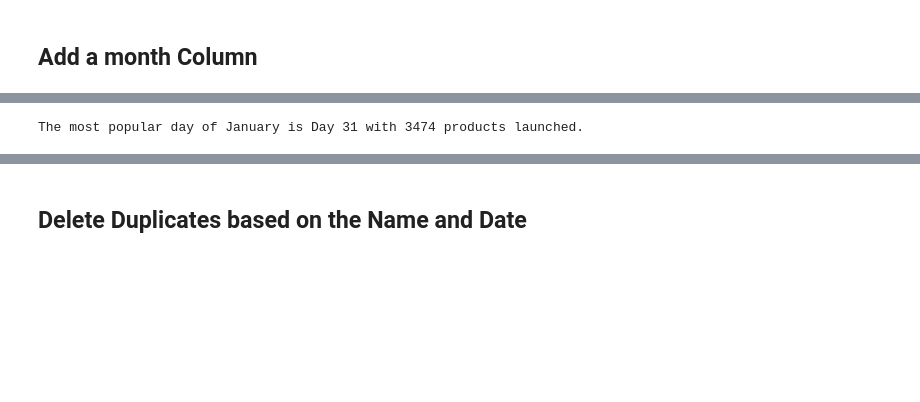
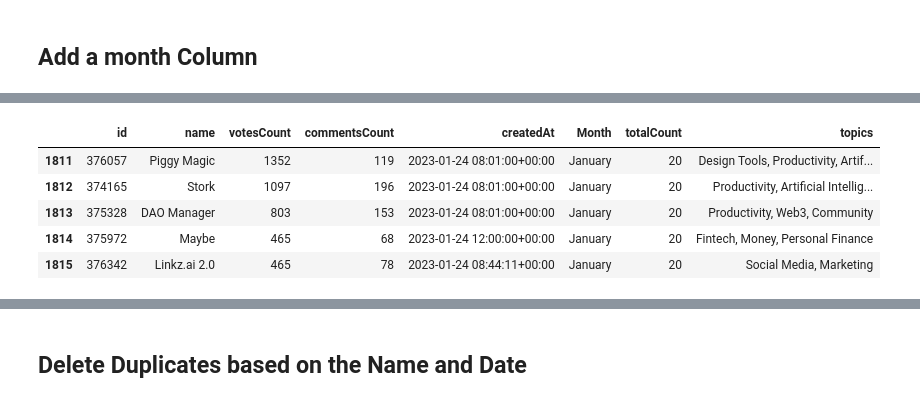
Before and after one commit to AliMehdii/ProductHunt_EDA_and_Unspervised_Sentiment_Analysis, a Jupyter notebook: Stats_Code/Data_Wrangling/EDA.ipynb, the cells around one changed output, grey strips where cells are left out. Saved outputs shown, nothing was run; the diff lists cells and outputs as text; code cells hidden in the pictures; blank space fills up the shorter version.

```diff
--- a/Stats_Code/Data_Wrangling/EDA.ipynb
+++ b/Stats_Code/Data_Wrangling/EDA.ipynb
@@ -112,20 +114,19 @@ df.head()
 | 2 | 377466 | RoboHelper | 21 | 5 | 2023-01-31 21:41:01+00:00 | January | 3 | Productivity |
 | 3 | 376463 | Dover Autopilot | 1118 | 134 | 2023-01-31 08:03:56+00:00 | January | 20 | Hiring, Artificial Intelligence |
 | 4 | 377244 | Unlimited Voice Transcription wit... | 873 | 229 | 2023-01-31 08:12:31+00:00 | January | 20 | Productivity, Privacy |
-# %%
-# df['createdAt'] = pd.to_datetime(df['createdAt'])
-january_df = df[df['Month'] == 'January']
-january_df.head()
-
-january_daily_counts = january_df['createdAt'].dt.day.value_counts().sort_index()
-
-most_popular_day = january_daily_counts.idxmax()
-num_products_launched = january_daily_counts.max()
-
-print(f"The most popular day of January is Day {most_popular_day} with {num_products_launched} products launched.")
-
-fig = px.line(x=january_daily_counts.index, y=january_daily_counts.values, markers=True)
-fig.update_layout(title="Product Launching Activity in January", xaxis_title="Day", yaxis_title="Number of Products Launched")
-fig.show()
-# %% [output]
-The most popular day of January is Day 31 with 3474 products launched.
+# %%
+# Convert the 'createdAt' column to pandas datetime
+df['createdAt'] = pd.to_datetime(df['createdAt'])
+
+# Filter the DataFrame with a specific date (e.g., January 31, 2023)
+specific_date = '2023-01-24'
+filtered_df = df[df['createdAt'].dt.date == pd.to_datetime(specific_date).date()]
+
+filtered_df.head()
+# %% [output]
+|  | id | name | votesCount | commentsCount | createdAt | Month | totalCount | topics |
+| 1811 | 376057 | Piggy Magic | 1352 | 119 | 2023-01-24 08:01:00+00:00 | January | 20 | Design Tools, Productivity, Artif... |
+| 1812 | 374165 | Stork | 1097 | 196 | 2023-01-24 08:01:00+00:00 | January | 20 | Productivity, Artificial Intellig... |
+| 1813 | 375328 | DAO Manager | 803 | 153 | 2023-01-24 08:01:00+00:00 | January | 20 | Productivity, Web3, Community |
+| 1814 | 375972 | Maybe | 465 | 68 | 2023-01-24 12:00:00+00:00 | January | 20 | Fintech, Money, Personal Finance |
+| 1815 | 376342 | Linkz.ai 2.0 | 465 | 78 | 2023-01-24 08:44:11+00:00 | January | 20 | Social Media, Marketing |
```
Also changed, not shown: parts of 7 cells of this notebook.
